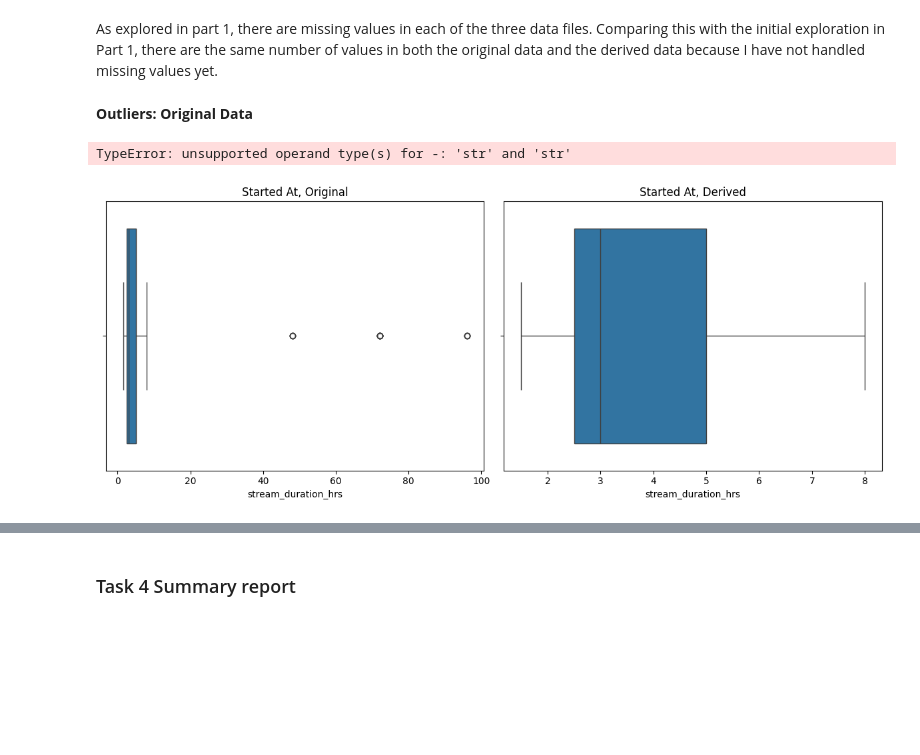
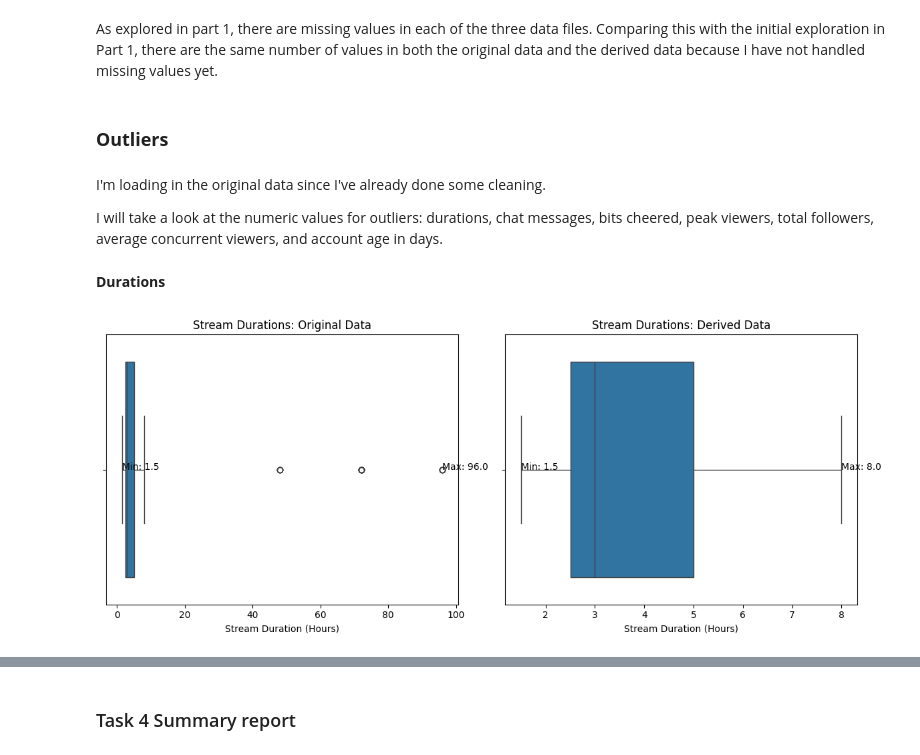
Before and after one commit to zlwym/Assignment01_IAT461, a Jupyter notebook: IAT461-Assignment01-Scaffold.ipynb, the cells around one changed output, grey strips where cells are left out. Cells and saved outputs as stored; diff of their text form; code cells hidden in the pictures; blank space fills up the shorter version.

```diff
--- a/IAT461-Assignment01-Scaffold.ipynb
+++ b/IAT461-Assignment01-Scaffold.ipynb
@@ -1346,65 +1344,53 @@ There are 8 missing values in the language column.
 # %% [markdown]
 As explored in part 1, there are missing values in each of the three data files. Comparing this with the initial exploration in Part 1, there are the same number of values in both the original data and the derived data because I have not handled missing values yet.
 # %% [markdown]
-**Outliers: Original Data**
+### **Outliers**
 # %%
 sessionsOriginal = pd.read_csv('sessions.csv')
 streamersOriginal = pd.read_csv('streamers.csv')
 streamsOriginal = pd.read_csv('streams.csv')
 viewersOriginal = pd.read_csv('viewers.csv')
-# %%
-q1StartedAt = sessionsOriginal['started_at'].quantile(0.25)
-q3StartedAt = sessionsOriginal['started_at'].quantile(0.75)
-iqrStartedAt = q3StartedAt - q1StartedAt
-
-q1EndedAt = sessionsOriginal['ended_at'].quantile(0.25)
-q3EndedAt = sessionsOriginal['ended_at'].quantile(0.75)
-iqrEndedAt = q3EndedAt - q1EndedAt
-
-q1DurationMins = sessionsOriginal['duration_mins'].quantile(0.25)
-q3DurationMins = sessionsOriginal['duration_mins'].quantile(0.75)
-iqrDurationMins = q3DurationMins - q1DurationMins
-
-q1ChatMessages = sessionsOriginal['chat_messages'].quantile(0.25)
-q3ChatMessages = sessionsOriginal['chat_messages'].quantile(0.75)
-iqrChatMessages = q3ChatMessages - q1ChatMessages
-
-q1BitsCheered = sessionsOriginal['bits_cheered'].quantile(0.25)
-q3BitsCheered = sessionsOriginal['bits_cheered'].quantile(0.75)
-iqrBitsCheered = q3BitsCheered - q1BitsCheered
-
-lowerBound = q1StartedAt - 1.5 * iqrStartedAt
-upperBound = q3StartedAt + 1.5 * iqrStartedAt
-
-
-
-
-# Define bounds
-lower_bound = Q1 - 1.5 * IQR
-upper_bound = Q3 + 1.5 * IQR
-
-# Detect outliers
-outliers = df[(df['column'] < lower_bound) | (df['column'] > upper_bound)]
-# %% [output]
-TypeError: unsupported operand type(s) for -: 'str' and 'str'
+# %% [markdown]
+I'm loading in the original data since I've already done some cleaning.
+
+I will take a look at the numeric values for outliers: durations, chat messages, bits cheered, peak viewers, total followers, average concurrent viewers, and account age in days.
+# %% [markdown]
+**Durations**
 # %%
 fig, axes = plt.subplots(1, 2, figsize=(12, 5))
 
 sns.boxplot(
     data=streamsOriginal,
     x='stream_duration_hrs',
     ax=axes[0]
 )
-axes[0].set_title('Started At, Original')
+axes[0].set_title('Stream Durations: Original Data')
+axes[0].set_xlabel('Stream Duration (Hours)')
 
 sns.boxplot(
     data=streams,
     x='stream_duration_hrs',
     ax=axes[1]
 )
-axes[1].set_title('Started At, Derived')
+
+axes[1].set_title('Stream Durations: Derived Data')
+axes[1].set_xlabel('Stream Duration (Hours)')
+
+#Finding minimum and maximum values
+
+orig_min = streamsOriginal['stream_duration_hrs'].min()
+orig_max = streamsOriginal['stream_duration_hrs'].max()
+
+derived_min = streams['stream_duration_hrs'].min()
+derived_max = streams['stream_duration_hrs'].max()
+
+axes[0].text(orig_min, 0, f'Min: {orig_min:,}')
+axes[0].text(orig_max, 0, f'Max: {orig_max:,}')
+
+axes[1].text(derived_min, 0, f'Min: {derived_min:,}')
+axes[1].text(derived_max, 0, f'Max: {derived_max:,}')
 
 plt.tight_layout()
 plt.show()
 # %% [output]
-[figure, old version]
+[figure, new version]
```
Also changed, not shown: parts of 35 cells of this notebook.
